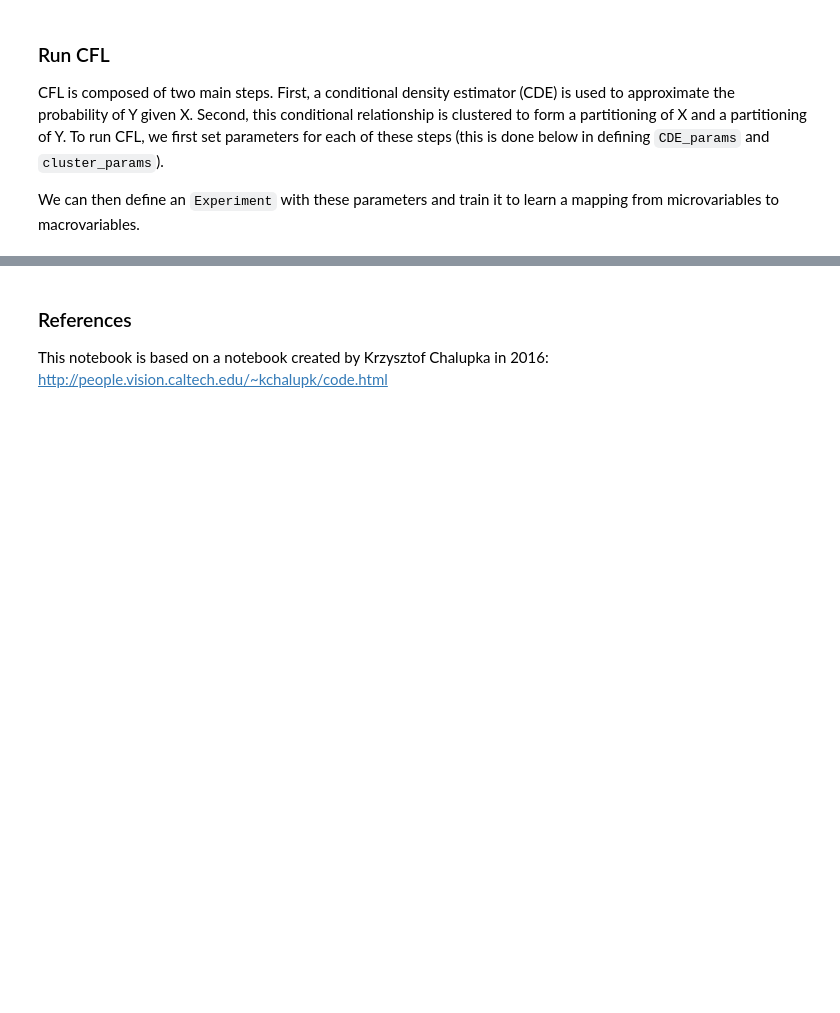
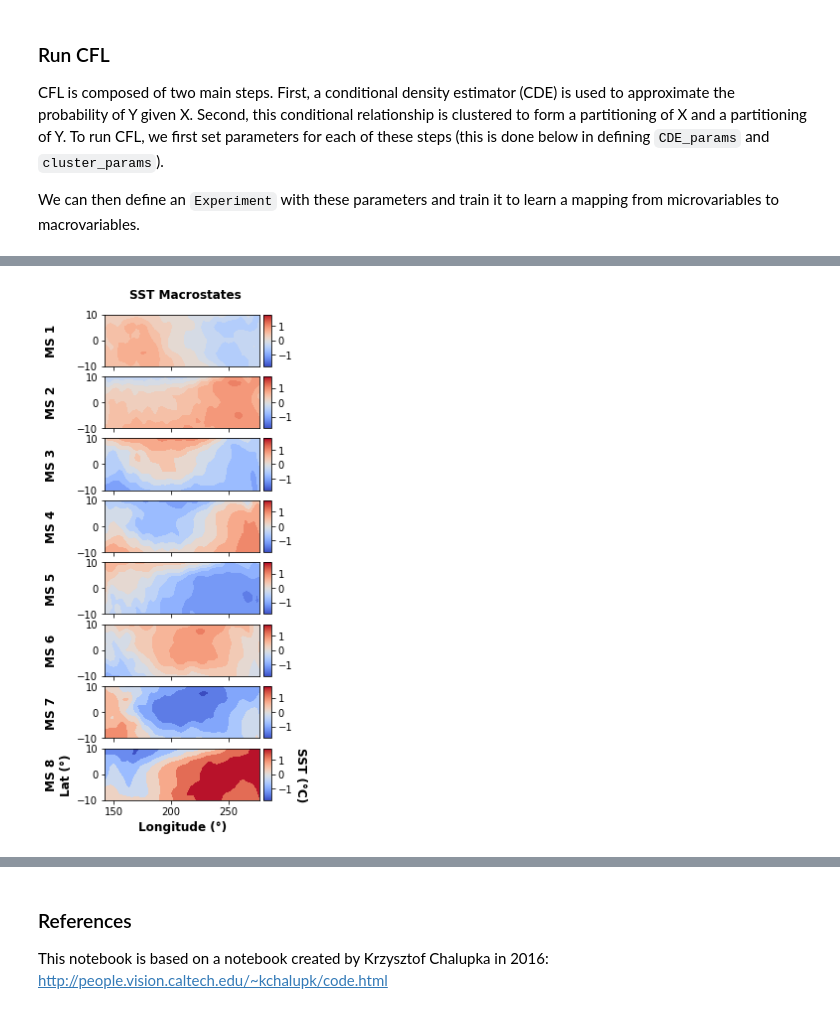
Before and after one commit to eberharf/cfl, a Jupyter notebook: docs/source/examples/el_nino_example.ipynb, the cells around one changed output, grey strips where cells are left out. Cells and saved outputs as stored; diff of their text form; code cells hidden in the pictures; blank space fills up the shorter version.

```diff
--- a/docs/source/examples/el_nino_example.ipynb
+++ b/docs/source/examples/el_nino_example.ipynb
@@ -126,0 +177,34 @@ array([3, 3, 1, ..., 3, 1, 1], dtype=int32)
+# %%
+# plot microvariable averages per effect macro-state
+nylbls = len(np.unique(ylbls))
+fig,ax = plt.subplots(nylbls,1, figsize=(3,(nxlbls+1)*1), sharex=True, sharey=True)
+means = np.zeros((nylbls,X.shape[1]))
+for i,lbl in enumerate(np.unique(ylbls)):
+    means[i] = np.mean(Y[ylbls==lbl], axis=0)
+means = means - np.mean(Y,axis=0)
+bound = np.max(np.abs([np.min(means),np.max(means)]))
+vmin,vmax=-bound,bound
+for i,lbl in enumerate(np.unique(ylbls)):
+    if i==len(np.unique(ylbls))-1:
+        xlabel = 'Longitude (°)'
+        ylabel = f'MS {lbl+1}\nLat (°)'
+        cmap_label = 'SST (°C)'
+    else:
+        xlabel = None
+        ylabel = f'MS {lbl+1}\n'
+        cmap_label = None
+    plot_contour_map(data=means[i],
+                     ax=ax[i],
+                     imshape=IMSHAPE,
+                     title=None,
+                     cmap=SST_CMAP,
+                     cmap_label=cmap_label,
+                     vmin=vmin,
+                     vmax=vmax,
+                     xlabel=xlabel,
+                     ylabel=ylabel)
+plt.suptitle('SST Macrostates', y=0.92, fontweight='bold')
+plt.savefig(os.path.join(FIG_PATH, 'sst_macrostates'), bbox_inches='tight')
+plt.show()
+# %% [output]
+[figure, added]
```
Also changed, not shown: parts of 18 cells of this notebook, 7 other files.
